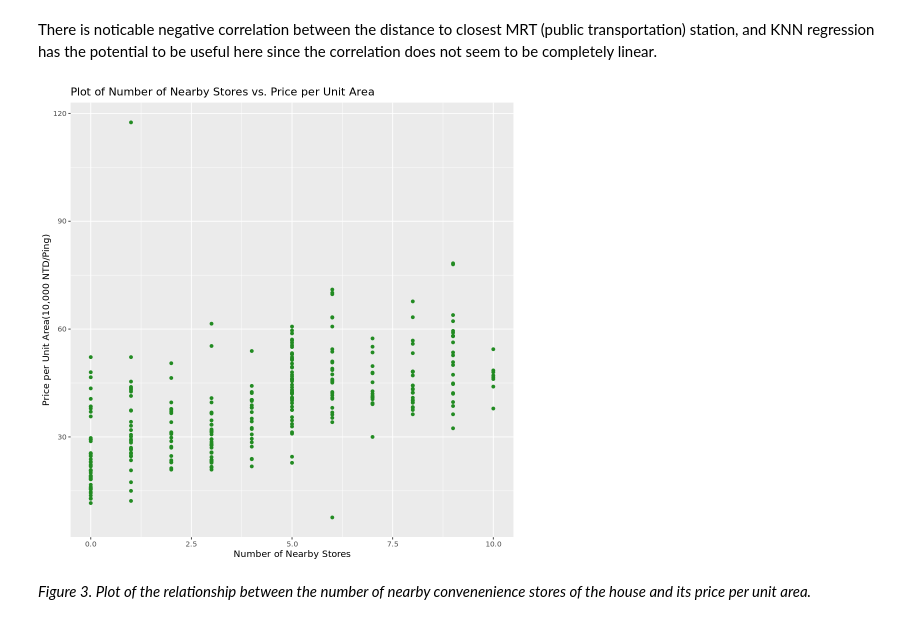
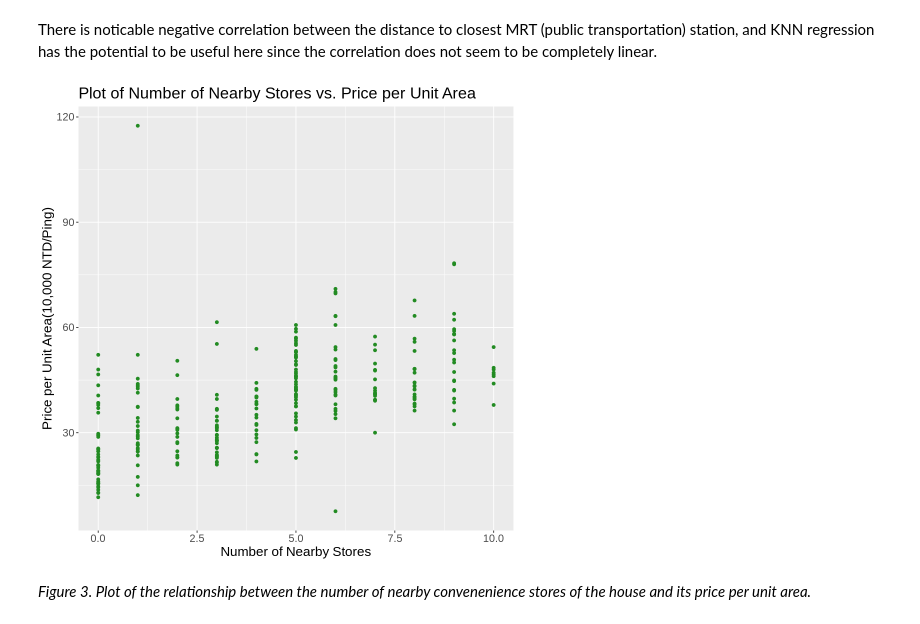
Before and after one commit to PlayerTree/dsci-100-2022w1-group-006-32, a Jupyter notebook: project-report.ipynb, the cells around one changed output. Saved outputs shown, nothing was run; the diff lists cells and outputs as text; code cells hidden in the pictures.

```diff
--- a/project-report.ipynb
+++ b/project-report.ipynb
@@ -25,11 +31,11 @@ To obtain the data, we download a excel spreadsheet from University of Californi
 # %%
 # file download
 house_url <- "https://archive.ics.uci.edu/ml/machine-learning-databases/00477/Real%20estate%20valuation%20data%20set.xlsx"
-dest_file <- "data/Real estate valuation data set.xlsx"
+dest_file <- "Real estate valuation data set.xlsx"
 download.file(house_url, dest_file)
 
 # read file
-house_data <- read_xlsx("data/Real estate valuation data set.xlsx")
+house_data <- read_xlsx("Real estate valuation data set.xlsx")
 house_data
 # %% [output]
 A tibble: 414 × 8
@@ -132,14 +140,14 @@ There is noticable negative correlation between the distance to closest MRT (pub
 # %%
 # num of nearby stores vs price scatterplot
 store_price_plot <- house_train |>
     ggplot(aes(x = store_count, y = price_per_unit)) +
     geom_point(col = "forestgreen") +
     labs(x = "Number of Nearby Stores", y = "Price per Unit Area(10,000 NTD/Ping)") +
-    theme(text = element_text(size = 18)) +
+    theme(text = element_text(size = 16)) +
     ggtitle("Plot of Number of Nearby Stores vs. Price per Unit Area")
 store_price_plot
 # %% [output]
-[figure, old version]
+[figure, new version]
 # %% [markdown]
 *Figure 3. Plot of the relationship between the number of nearby convenenience stores of the house and its price per unit area.*
 # %% [markdown]
```
Also changed, not shown: parts of 27 cells of this notebook.
